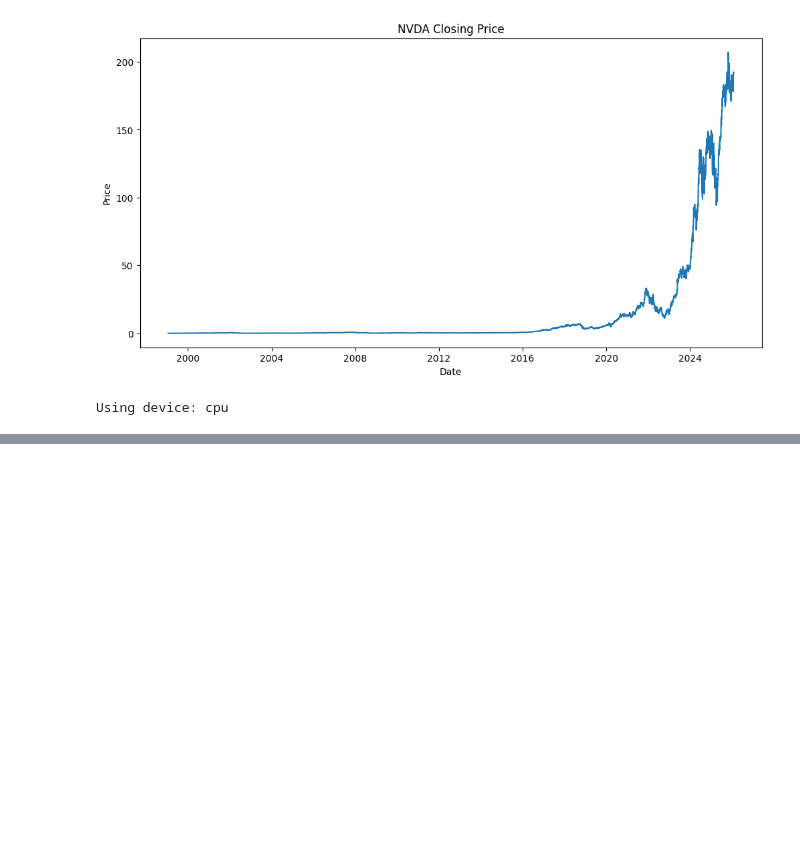
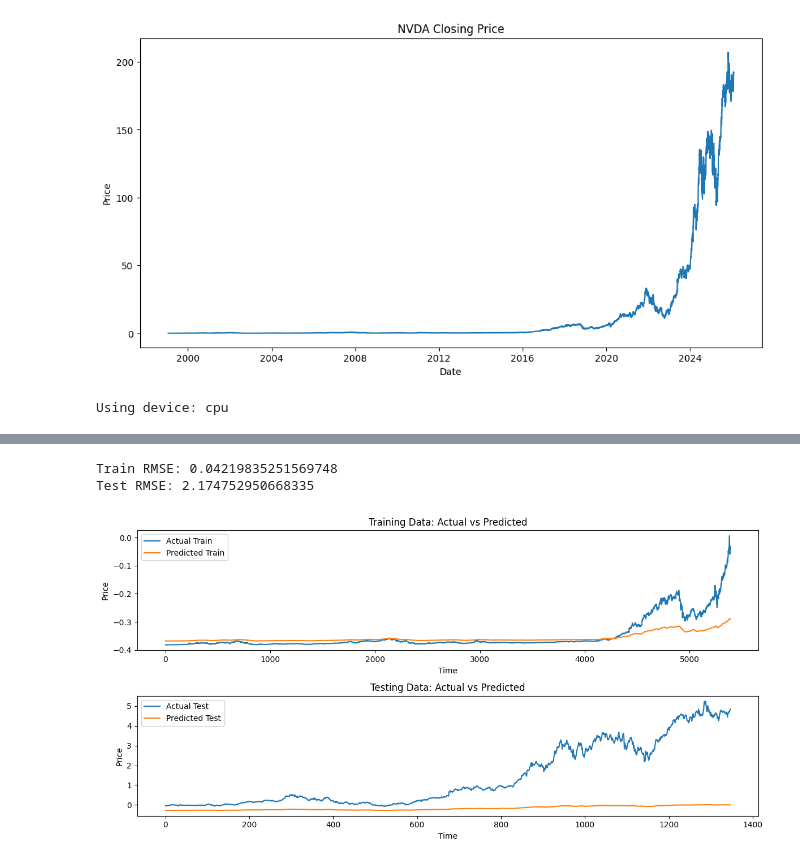
Before and after one commit to rushabhp-droid/StockPredictor, a Jupyter notebook: src/backend/main.ipynb, the cells around one changed output, grey strips where cells are left out. Drawn from its saved outputs; the diff is of its cells as text; code cells hidden in the pictures; blank space fills up the shorter version.

Commit message:
Base Model Ready

```diff
--- a/src/backend/main.ipynb
+++ b/src/backend/main.ipynb
@@ -97,0 +133,8 @@ for i in range(len(stock_data) - seq_length):
+# %%
+model = PredictionModel(input_size=1, hidden_size=50, num_layers=2, output_size=1).to(device)
+# %%
+# Define the loss function and optimizer
+# This code defines the loss function and optimizer for training the model. The Mean Squared Error (MSE) loss function is used to measure the difference between the predicted closing prices and the actual closing prices. The Adam optimizer is used to update the model's parameters during training, with a learning rate of 0.01. The optimizer takes the model's parameters as input, which allows it to compute the gradients and update the weights accordingly during backpropagation.
+
+criterion = nn.MSELoss()
+optimizer = optim.Adam(model.parameters(), lr=0.01)
@@ -97,0 +167,49 @@ for i in range(len(stock_data) - seq_length):
+# %%
+# Evaluate the model
+# This code evaluates the trained model on the test data. The model is set to evaluation mode using model.eval(), which disables dropout and batch normalization layers (if present) and allows the model to make predictions without updating its parameters. The model makes predictions on the test data, and then both the predicted and actual values are inverse transformed using the scaler to return them to their original scale. This allows for a more meaningful comparison between the predicted and actual closing prices.
+# The predicted and actual values are then stored in y_test_pred and y_test, respectively, for further analysis or visualization.
+
+model.eval()
+
+y_test_pred = model(X_test)
+
+y_train_pred = scaler.inverse_transform(y_train_pred.cpu().detach().numpy())
+y_train = scaler.inverse_transform(y_train.cpu().detach().numpy())
+y_test_pred = scaler.inverse_transform(y_test_pred.cpu().detach().numpy())
+y_test = scaler.inverse_transform(y_test.cpu().detach().numpy())
+# %%
+# Calculate and print the Root Mean Squared Error (RMSE) for both the training and testing sets. The RMSE is a common metric used to evaluate the performance of regression models, and it provides a measure of how well the model's predictions match the actual values. A lower RMSE indicates better performance, with an RMSE of 0 indicating perfect predictions.
+# The root_mean_squared_error function from scikit-learn is used to calculate the RMSE by comparing the predicted values (y_train_pred and y_test_pred) with the actual values (y_train and y_test) for both the training and testing sets. The results are printed to the console for review.
+
+train_rmse = root_mean_squared_error(y_train[:, 0], y_train_pred[:, 0])
+test_rmse = root_mean_squared_error(y_test[:, 0], y_test_pred[:, 0])
+
+print(f'Train RMSE: {train_rmse}')
+print(f'Test RMSE: {test_rmse}')
+# %% [output]
+Train RMSE: 0.04219835251569748
+Test RMSE: 2.174752950668335
+# %%
+# Visualize the results
+# This code creates a figure with two subplots to visualize the actual vs predicted closing prices for both the training and testing data. The first subplot shows the actual and predicted values for the training data, while the second subplot shows the same for the testing data. Each plot includes a title, axis labels, and a legend to differentiate between actual and predicted values. The plt.tight_layout() function is used to adjust the spacing between subplots for better visualization, and plt.show() is called to display the figure.
+
+final_fig = plt.figure(figsize=(12, 6))
+gs = final_fig.add_gridspec(2, 1)
+ax1 = final_fig.add_subplot(gs[0, 0])
+ax1.plot(y_train, label='Actual Train')
+ax1.plot(y_train_pred, label='Predicted Train')
+ax1.set_title('Training Data: Actual vs Predicted')
+ax1.set_xlabel('Time')
+ax1.set_ylabel('Price')
+ax1.legend()
+ax2 = final_fig.add_subplot(gs[1, 0])
+ax2.plot(y_test, label='Actual Test')
+ax2.plot(y_test_pred, label='Predicted Test')
+ax2.set_title('Testing Data: Actual vs Predicted')
+ax2.set_xlabel('Time')
+ax2.set_ylabel('Price')
+ax2.legend()
+plt.tight_layout()
+plt.show()
+# %% [output]
+[figure, added]
```
Also changed, not shown: parts of 5 cells of this notebook.
